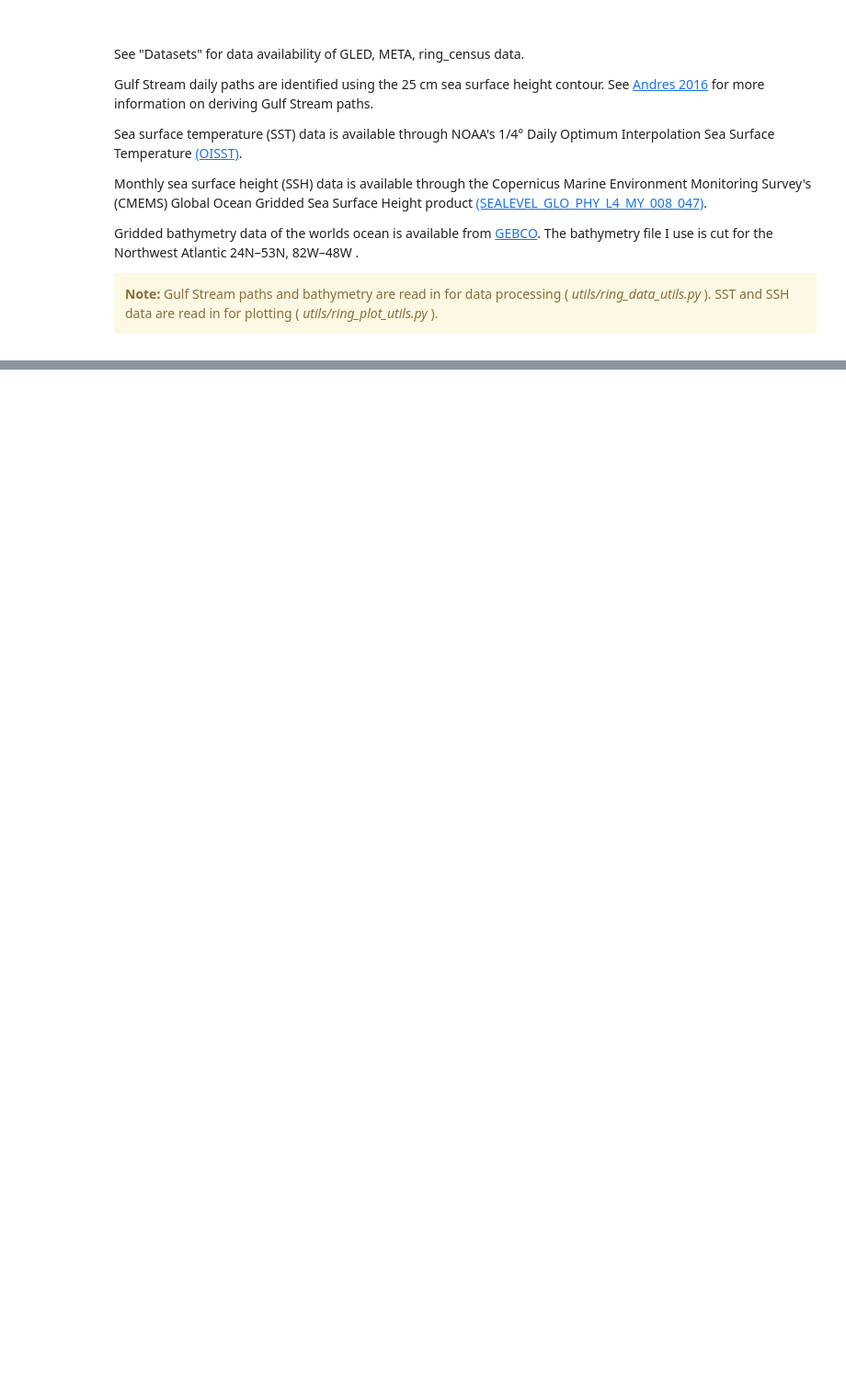
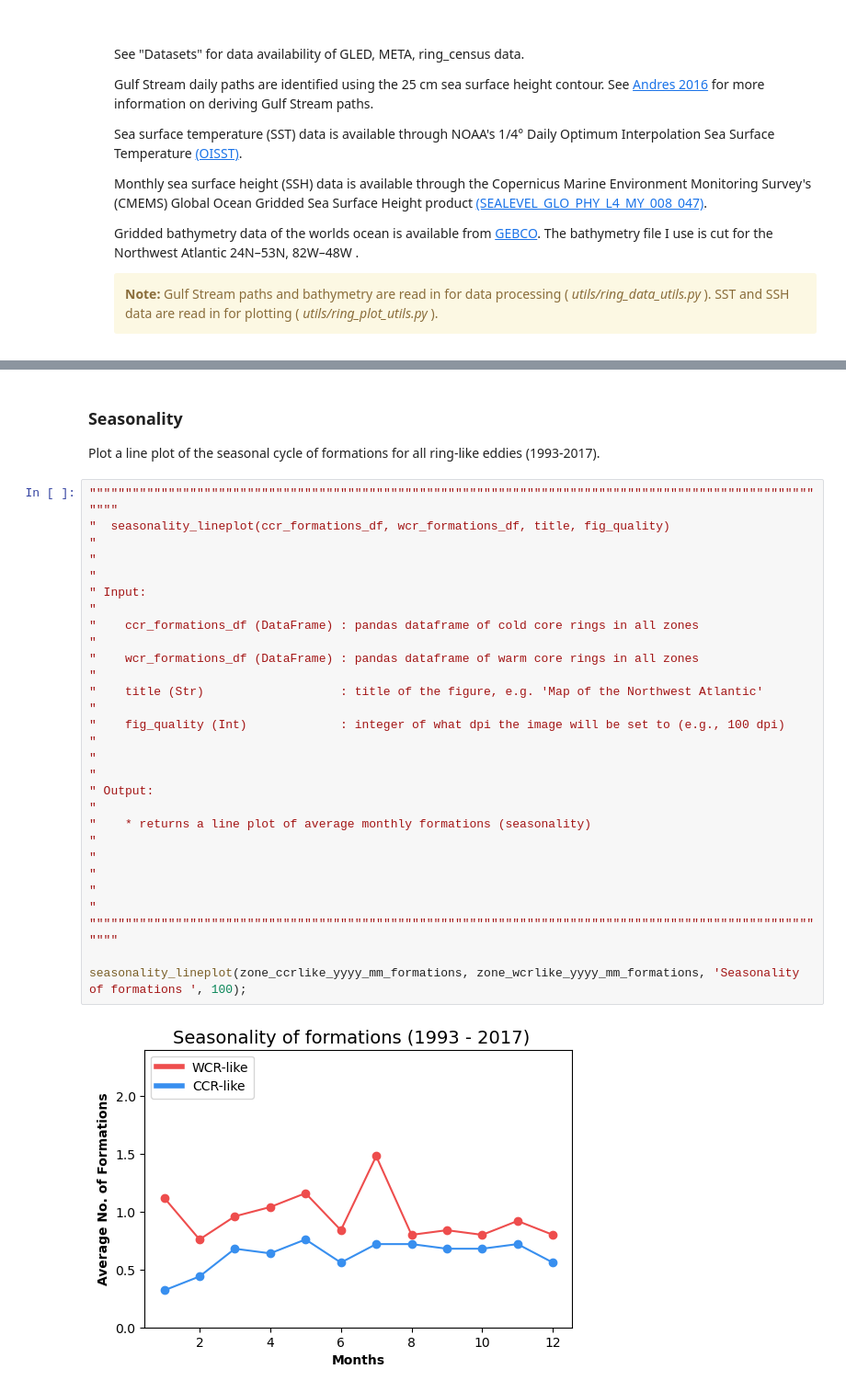
Before and after one commit to elenakperez/rings, a Jupyter notebook: notebooks/rings_MANUSCRIPT_notebook.ipynb, the cells around one changed output, grey strips where cells are left out. Shown: that part at 92% size. Drawn from its saved outputs; the diff is of its cells as text; blank space fills up the shorter version.

```diff
--- a/notebooks/rings_MANUSCRIPT_notebook.ipynb
+++ b/notebooks/rings_MANUSCRIPT_notebook.ipynb
@@ -266,0 +277,22 @@ all_eddy_tracks_map(zone_wcrlike_eddies, zone_ccrlike_eddies, bathy, 'META2.0 Fi
+# %% [markdown]
+### Seasonality
+Plot a line plot of the seasonal cycle of formations for all ring-like eddies (1993-2017).
+# %%
+"""""""""""""""""""""""""""""""""""""""""""""""""""""""""""""""""""""""""""""""""""""""""""""""""""""""""
+"  seasonality_lineplot(ccr_formations_df, wcr_formations_df, title, fig_quality)                       "
+"                                                                                                       "
+" Input:                                                                                                "
+"    ccr_formations_df (DataFrame) : pandas dataframe of cold core rings in all zones                   "
+"    wcr_formations_df (DataFrame) : pandas dataframe of warm core rings in all zones                   "
+"    title (Str)                   : title of the figure, e.g. 'Map of the Northwest Atlantic'          "
+"    fig_quality (Int)             : integer of what dpi the image will be set to (e.g., 100 dpi)       "
+"                                                                                                       "
+" Output:                                                                                               "
+"    * returns a line plot of average monthly formations (seasonality)                                  "
+"                                                                                                       "
+"                                                                                                       "
+"""""""""""""""""""""""""""""""""""""""""""""""""""""""""""""""""""""""""""""""""""""""""""""""""""""""""
+
+seasonality_lineplot(zone_ccrlike_yyyy_mm_formations, zone_wcrlike_yyyy_mm_formations, 'Seasonality of formations ', 100);
+# %% [output]
+[figure, added]
```
Also changed, not shown: parts of 15 cells of this notebook, 3 other files.
